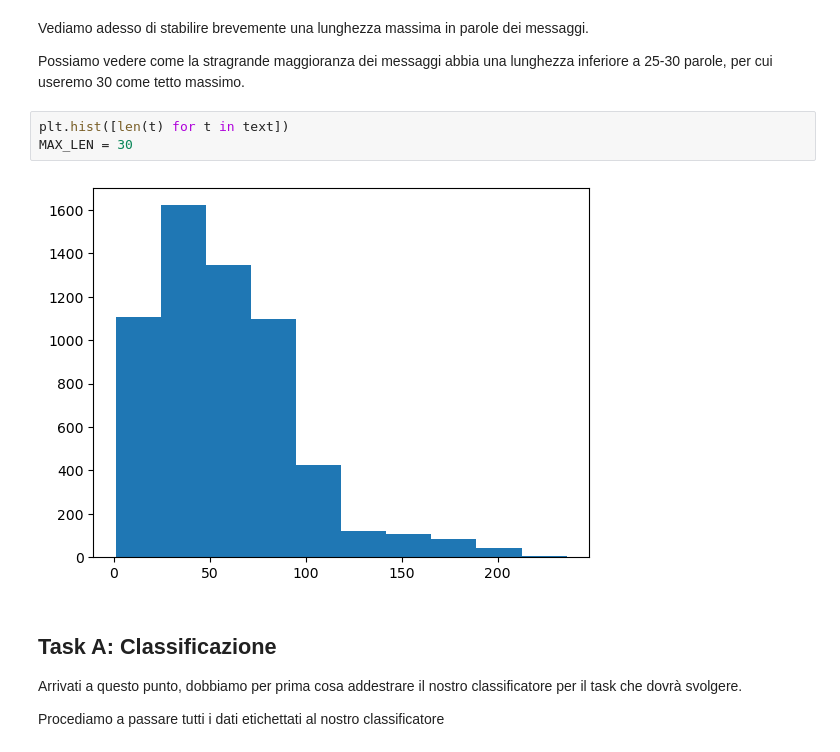
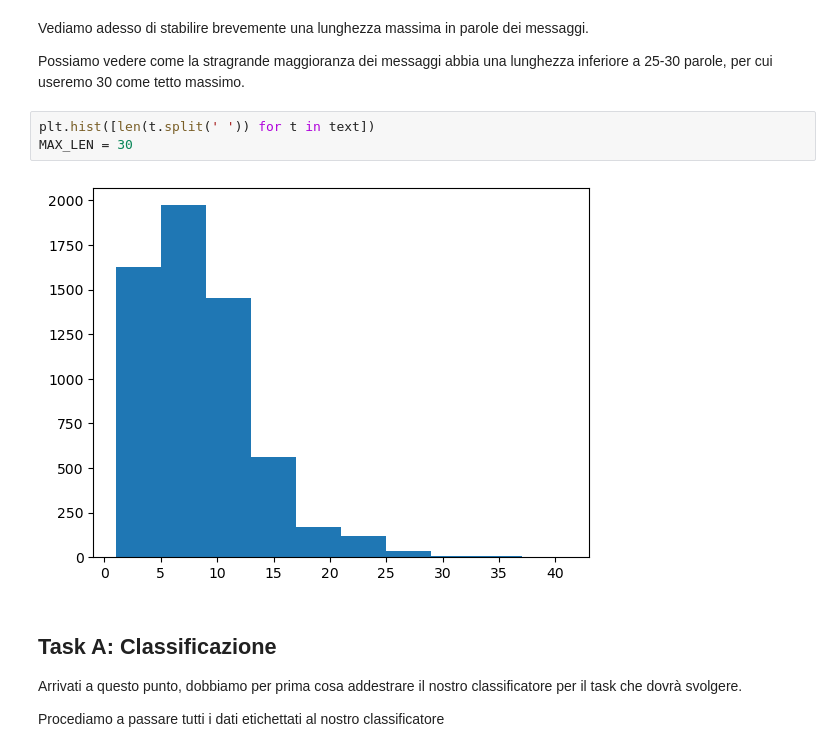
Before and after one commit to emanuelemuzio/nlp, a Jupyter notebook: TaskA.ipynb, the cells around one changed output. Drawn from its saved outputs; the diff is of its cells as text.

```diff
--- a/TaskA.ipynb
+++ b/TaskA.ipynb
@@ -226,10 +225,10 @@ Vediamo adesso di stabilire brevemente una lunghezza massima in parole dei messa
 
 Possiamo vedere come la stragrande maggioranza dei messaggi abbia una lunghezza inferiore a 25-30 parole, per cui useremo 30 come tetto massimo.
 # %%
-plt.hist([len(t) for t in text])
+plt.hist([len(t.split(' ')) for t in text])
 MAX_LEN = 30
 # %% [output]
-[figure, old version]
+[figure, new version]
 # %% [markdown]
 ## Task A: Classificazione
 
```
Also changed, not shown: parts of 14 cells of this notebook.
